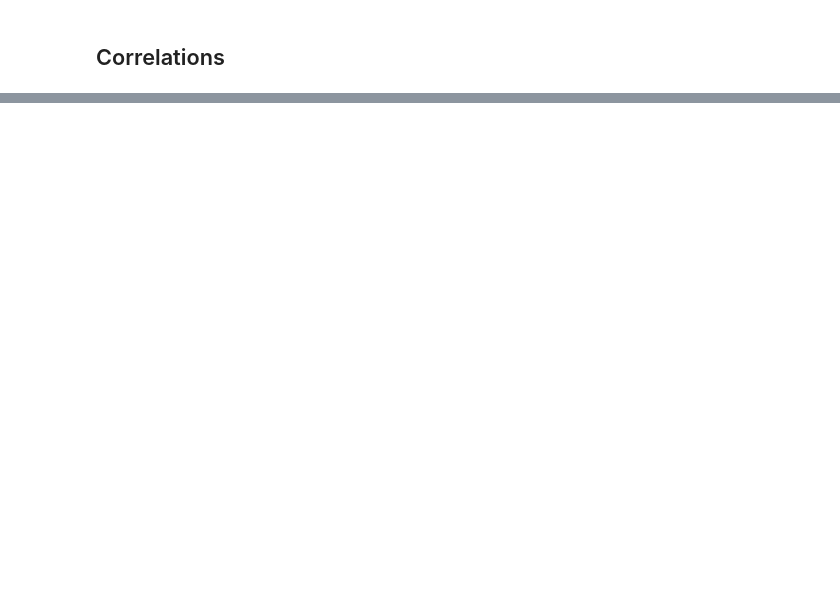
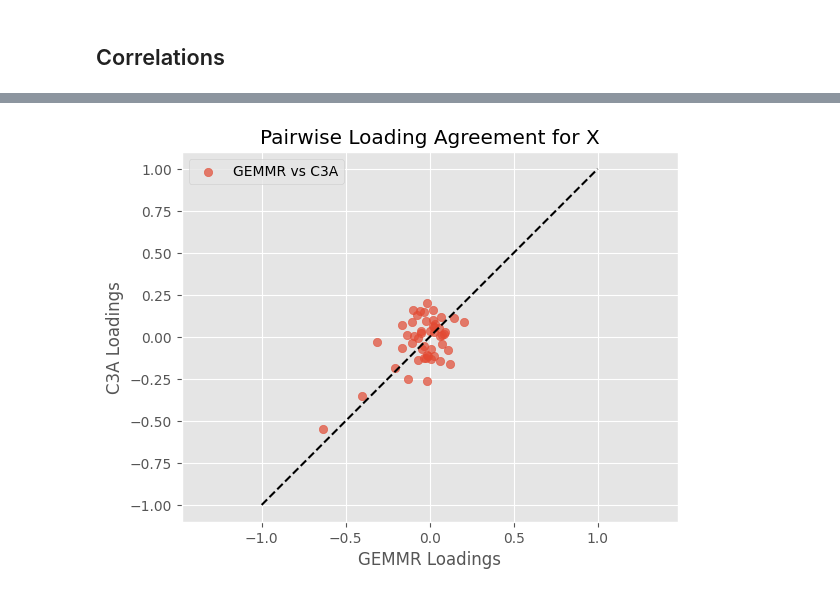
Before and after one commit to Daniel-Halls/conilab, a Jupyter notebook: conilab/hcp-disease/cca_test/ca3_testing.ipynb, the cells around one changed output, grey strips where cells are left out. Saved outputs shown, nothing was run; the diff lists cells and outputs as text; code cells hidden in the pictures; blank space fills up the shorter version.

```diff
--- a/conilab/hcp-disease/cca_test/ca3_testing.ipynb
+++ b/conilab/hcp-disease/cca_test/ca3_testing.ipynb
@@ -126,0 +115,12 @@ TtestResult(statistic=np.float64(-1.684091284011002e-16), pvalue=np.float64(0.99
+# %%
+plt.scatter(cca1_x, cca2_x, label="GEMMR vs C3A", alpha=0.7)
+plt.plot([-1, 1], [-1, 1], 'k--')  # identity line
+plt.xlabel("GEMMR Loadings")
+plt.ylabel("C3A Loadings")
+plt.legend()
+plt.title("Pairwise Loading Agreement for X")
+plt.axis('equal')
+plt.grid(True)
+plt.show()
+# %% [output]
+[figure, added]
```
Also changed, not shown: parts of 26 cells of this notebook, 5 other files.
